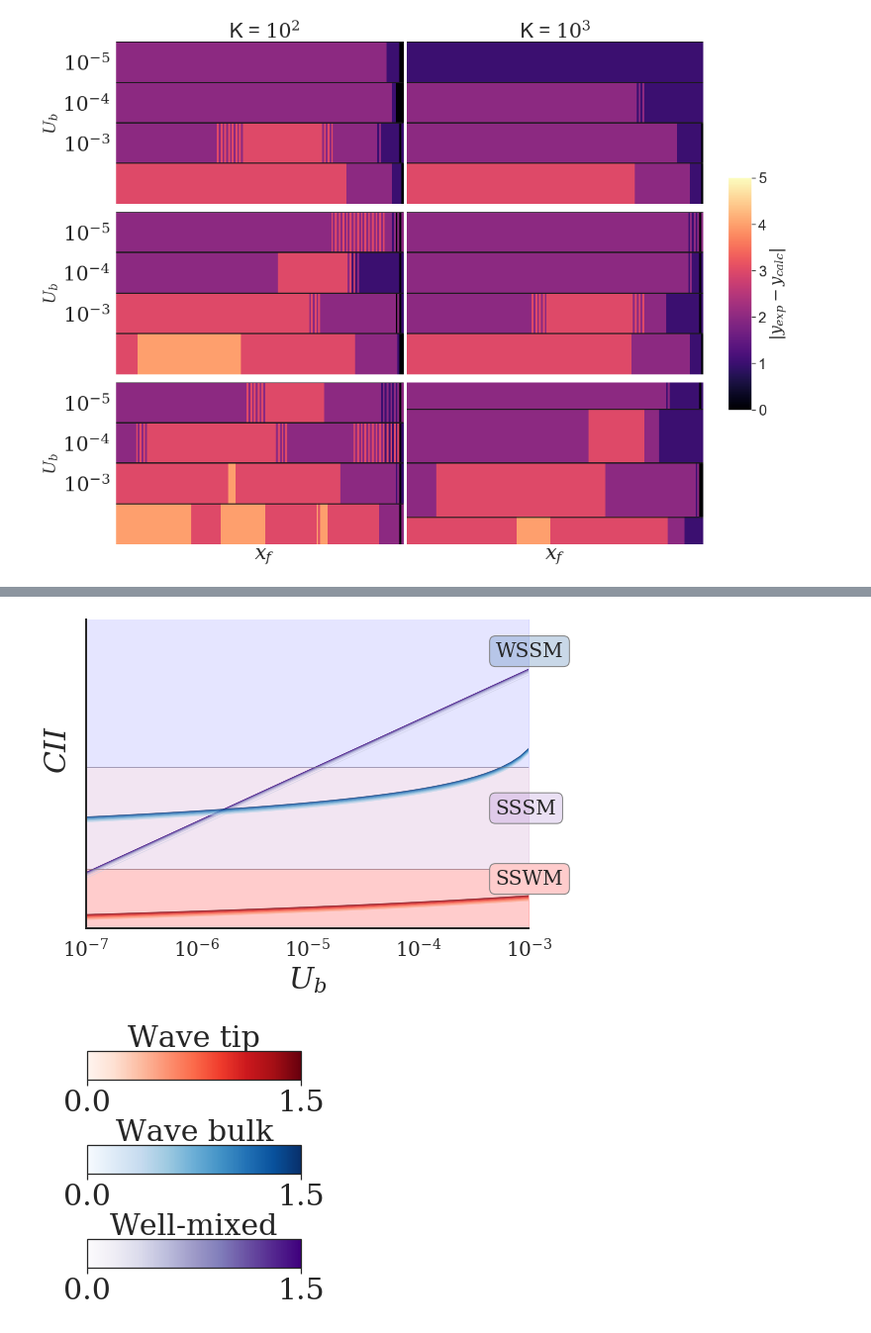
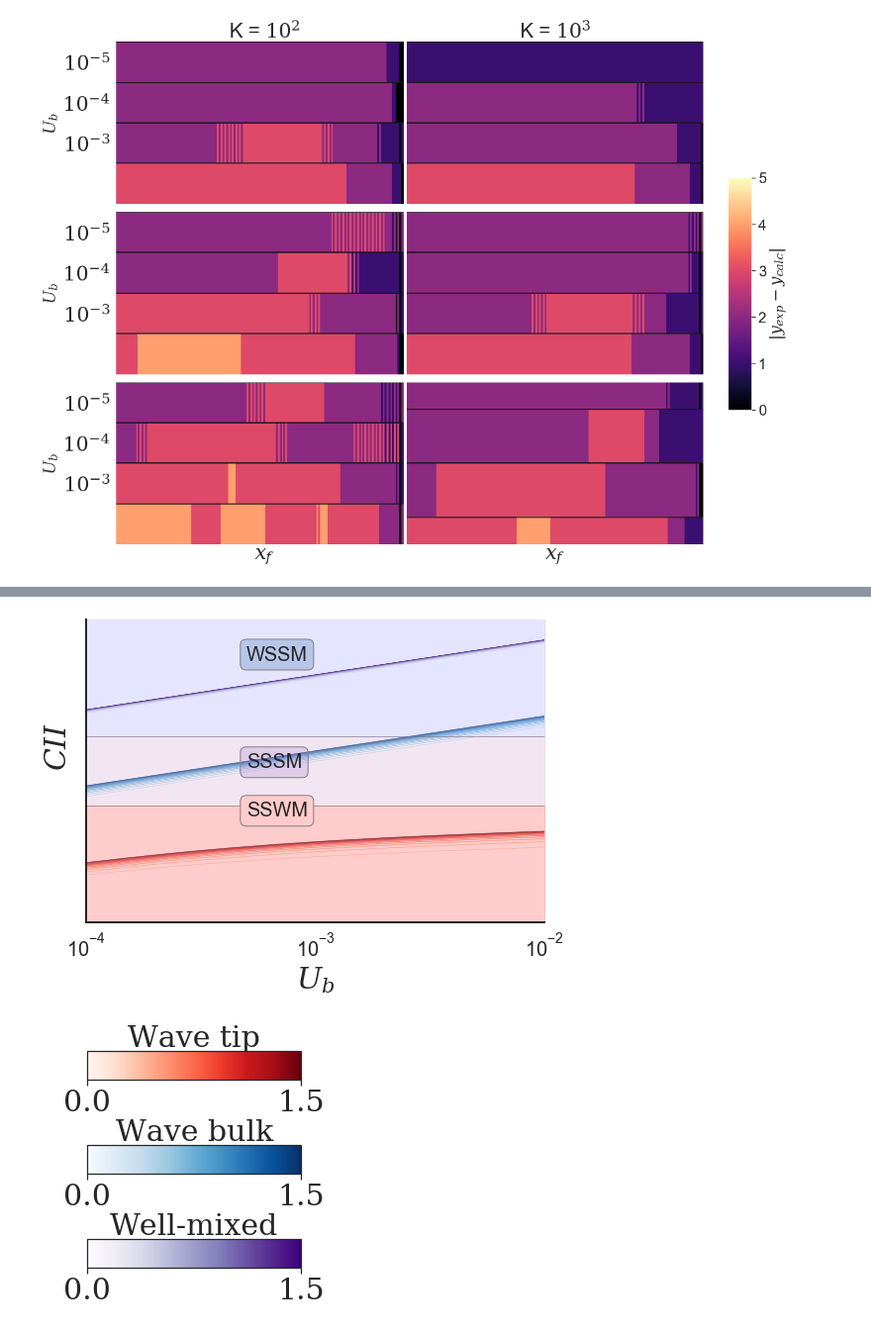
Before and after one commit to nkrishnan94/Range-Expansion-Eco-Evo-Regime, a Jupyter notebook: Range expansion shifts clonal interference patterns in evolving populations.ipynb, the cells around one changed output, grey strips where cells are left out. Shown at 99% size. Cells and saved outputs as stored; diff of their text form; code cells hidden in the pictures.

```diff
--- a/Range expansion shifts clonal interference patterns in evolving populations.ipynb
+++ b/Range expansion shifts clonal interference patterns in evolving populations.ipynb
@@ -1384,9 +1461,9 @@ CII_exp = np.array(CII_exp).reshape(4,3,2)
 # %%
 ##estimating fixation and establishment time from 'first principles'
 ##parameter values
-mu_range =1/(10**np.array([6,5,4,3]))
-s_range = [.4,.7,1]
-K_range=10**np.array( [2.9,3.2])
+mu_range =1/(10**np.array([2,2.1,2.3]))
+s_range = [1,3,4,5]
+K_range=10**np.array([3.1,3.3])
 D_range=[1]
 params = [mu_range,s_range,K_range,D_range]
 ##initialize list to store data
@@ -1394,9 +1471,9 @@ CII_calc= []
 for i,mu in enumerate(mu_range):
     for j,s in enumerate(s_range):
         for k,K in enumerate(K_range):
-            CII_calc.append(np.log(data_calc[i,j,k,0]/data_calc[i,j,k,1]))
+            CII_calc.append(np.log(data_calc[i,j,k,0]  /data_calc[i,j,k,1]))
 # %%
-CII_calc = np.array(CII_calc).reshape(4,3,2)
+CII_calc = np.array(CII_calc).reshape(3,4,2)
 # %%
 fig,ax = plt.subplots(3,3,sharex=True,sharey=True,figsize=(12,8))
 cbar_ax = fig.add_axes([.95, .3, .03, .4])
@@ -1615,2 +1645,0 @@ array([False, False, False, False, False, False, False, False, False,
-# %%
-CII_calc[3,1,0]<-2.3
@@ -1636,8 +1646,8 @@ array([False, False, False, False, False, False, False, False, False,
 # %%
-mu=10**-3
-s=.4
+mu=10**-2
+s=1
 r=.1
-K=10**2.9
+K=10**3.3
 D=1
 
 r = .1
@@ -1645,22 +1655,24 @@ x_init=100
 dx =.5*(r)**.5
 x = np.linspace(0,x_init-dx,x_init/dx)
 b0= 1
-db0 = -.005
+db0 = -.05
 stand = odeint(standing_wave,[b0,db0],x,args=(1,1))[:,0]
 stand[stand<0]=0
 
-tmax=50
+tmax=60
 t_step = 1/K
 t=np.linspace(0,tmax,int(tmax/t_step)+1)
 
 R=300
 dR =.5*(r)**.5
 R_space = np.linspace(0,R-dR,R/dR)
+n=5
 
+b= [np.append(stand,np.zeros(len(R_space)-len(x))).tolist()]
+for i in range(n-1):
+    b.append(np.zeros(len(R_space)).tolist())
+b=np.asarray(b)
 
-b= np.append(stand,np.zeros(len(R_space)-len(x)))
-#b1 = np.zeros(RdR)
-b = [b]
 
 
 hist = sFisher_solve(t,R_space,b,func_args =[mu,s,r,K,D])
@@ -1799,8 +1813,8 @@ for s in s_range:
 from matplotlib.ticker import (MultipleLocator, FormatStrFormatter,
                                AutoMinorLocator)
 
-mu_range =1/(10**np.linspace(7,3,51))
-s_range =np.linspace(.1,1.5,11)
+mu_range =1/(10**np.linspace(4,2,41))
+s_range =np.linspace(.5,5,11)
 fig,ax = plt.subplots(figsize=(8,6))
 colors = cm.Purples(np.linspace(.3,1,11))
 for i in range(11)[::-1]:
@@ -1821,7 +1835,7 @@ for i in range(11)[::-1]:
     ax.semilogx(mu_range,CII_tip[:,i],color=colors[i],alpha=1,lw=.5)
 
 
-ax.set_xlim([10**-7,10**-3])
+ax.set_xlim([10**-4,10**-2])
 
 #plt.fill_between(mus,CIIs_tip[:,-15],CIIs_tip[:,-1], color=colors[-1],alpha=.3)
 
@@ -1834,36 +1848,36 @@ ax.spines['right'].set_visible(False)
 ax.set_ylabel('$CII$',fontsize=30,labelpad=100)
 ax.set_xlabel(r'$U_b$',fontsize=30)
 ax.text(.0005,-3,'SSWM',fontsize=20,bbox=dict(boxstyle="round",ec='grey',fc=(1., 0.8, 0.8)))
 ax.text(.0005,.2,'SSSM',fontsize=20,bbox=dict(boxstyle="round",ec='grey',fc=(.6, 0.4, 0.8,.2)))
 ax.text(.0005,7.3,'WSSM',fontsize=20,bbox=dict(boxstyle="round",ec='grey',fc=(.3, 0.5, 0.7,.3)))
 ax.yaxis.set_label_coords(-.03,.58)
 ax.fill_between(mu_range,-2.3,-14,color='red',alpha=.2)
 ax.fill_between(mu_range,2.3,-2.3,color='purple',alpha=.1)
 ax.fill_between(mu_range,17,2.3,color='blue',alpha=.1)
 ax.tick_params(axis="x", labelsize=20)
 #ax.set_xticks([-1,50])
 #ax.set_xticklabels([r'$10^{-6}$',r'$10^{-5}$',r'$10^{-4}$',r'$10^{-3}$',r'$10^{-2}$'],fontsize=20)
 
 
-ax.set_ylim([-5,9])
+ax.set_ylim([-10,10])
 
 ax.spines['left'].set_linewidth(2)
 ax.spines['bottom'].set_linewidth(2)
 
 
 
 ax.axhline(y=2.3,xmin=0,xmax=2,color='gray',lw=1,alpha=.5)
 ax.axhline(y=-2.3,xmin=0,xmax=2,color='gray',lw=1,alpha=.5)
 
 
 
 
 plt.tight_layout()
 ax.patch.set_facecolor('w')
 ax.patch.set_alpha(0)
-plt.savefig('fig2b.pdf',facecolor=ax.get_facecolor(), edgecolor='none' )
+#plt.savefig('fig2b.pdf',facecolor=ax.get_facecolor(), edgecolor='none' )
 # %% [output]
-[figure, old version]
+[figure, new version]
 # %%
 fig=plt.figure()
 s_range =np.linspace(.1,1,51)
```
Also changed, not shown: parts of 42 cells of this notebook, 3 other files.
